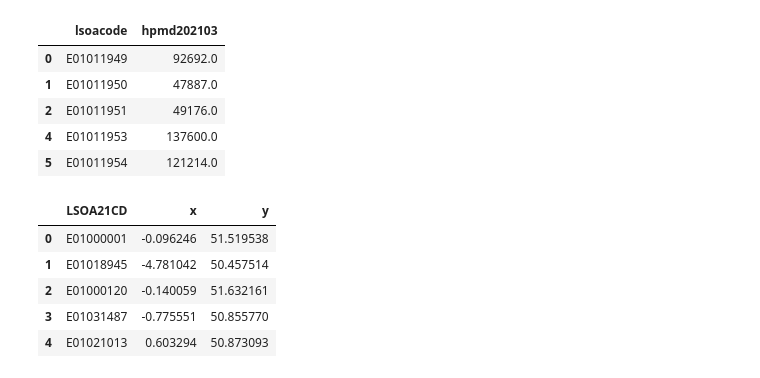
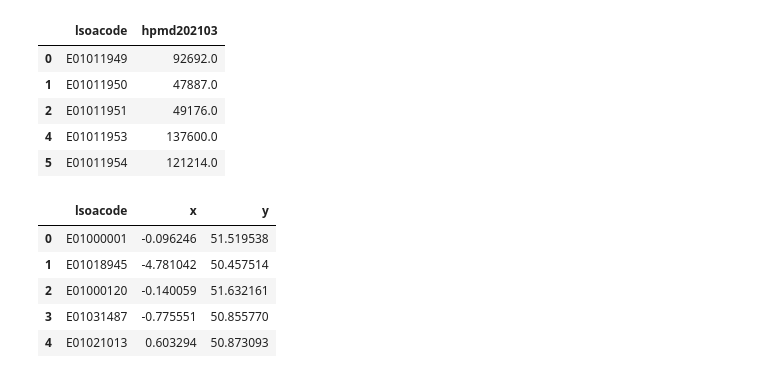
Before and after one commit to type5sonata/london_owd_notebooks, a Jupyter notebook: 1_landvalue_by_distance.ipynb, the cells around one changed output. Drawn from its saved outputs; the diff is of its cells as text; code cells hidden in the pictures.

```diff
--- a/1_landvalue_by_distance.ipynb
+++ b/1_landvalue_by_distance.ipynb
@@ -36,10 +40,11 @@ homeprices.head()
 centroids_import = pd.read_excel("LLSOA_Dec_2021_PWC_for_England_and_Wales_2022_888273117418112309.xlsx")
 # %%
 centroids = centroids_import.drop(columns=["FID", "GlobalID"])
-centroids =
+centroids = centroids.rename(columns={"LSOA21CD" : "lsoacode"})
+centroids["lsoacode"] = centroids["lsoacode"].astype("string")
 centroids.head()
 # %% [output]
-|  | LSOA21CD | x | y |
+|  | lsoacode | x | y |
 | 0 | E01000001 | -0.096246 | 51.519538 |
 | 1 | E01018945 | -4.781042 | 50.457514 |
 | 2 | E01000120 | -0.140059 | 51.632161 |
```
Also changed, not shown: parts of 10 cells of this notebook, 1 other file.
